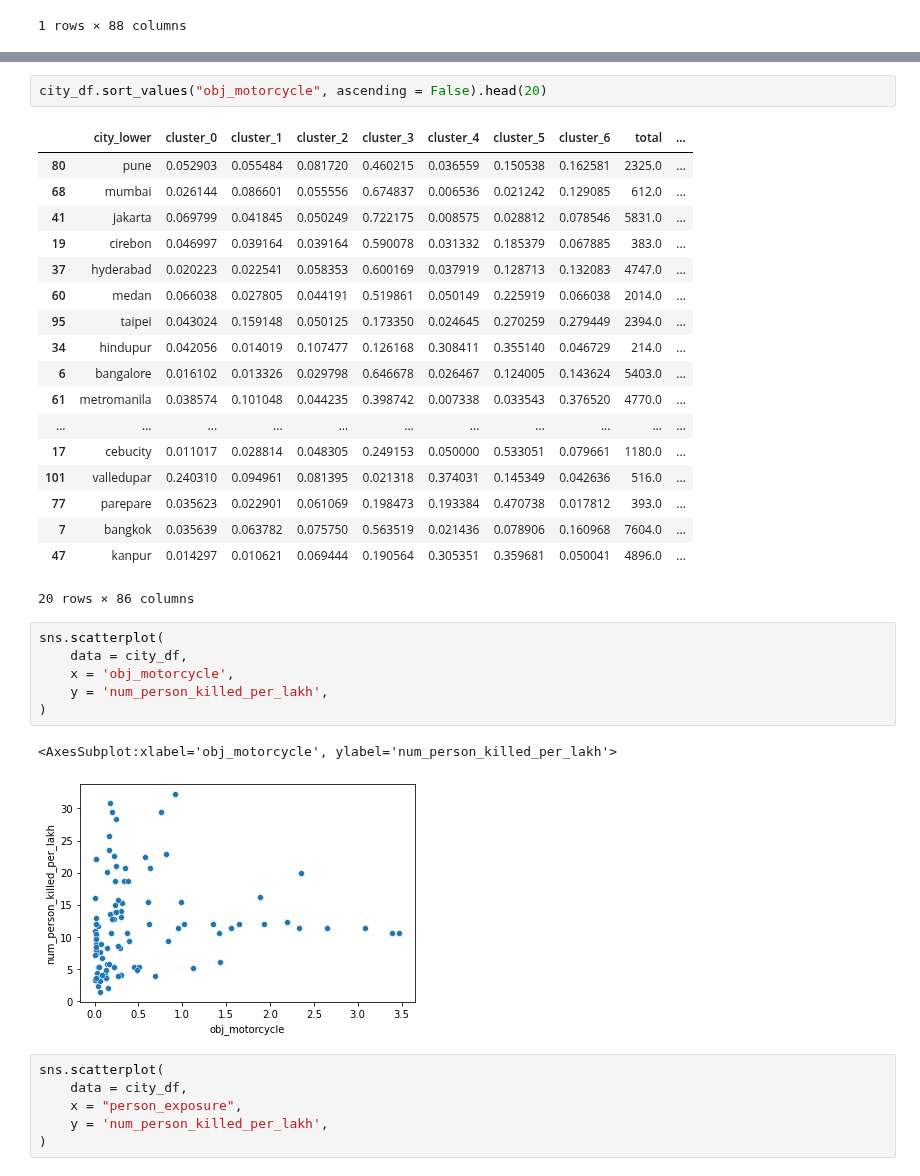
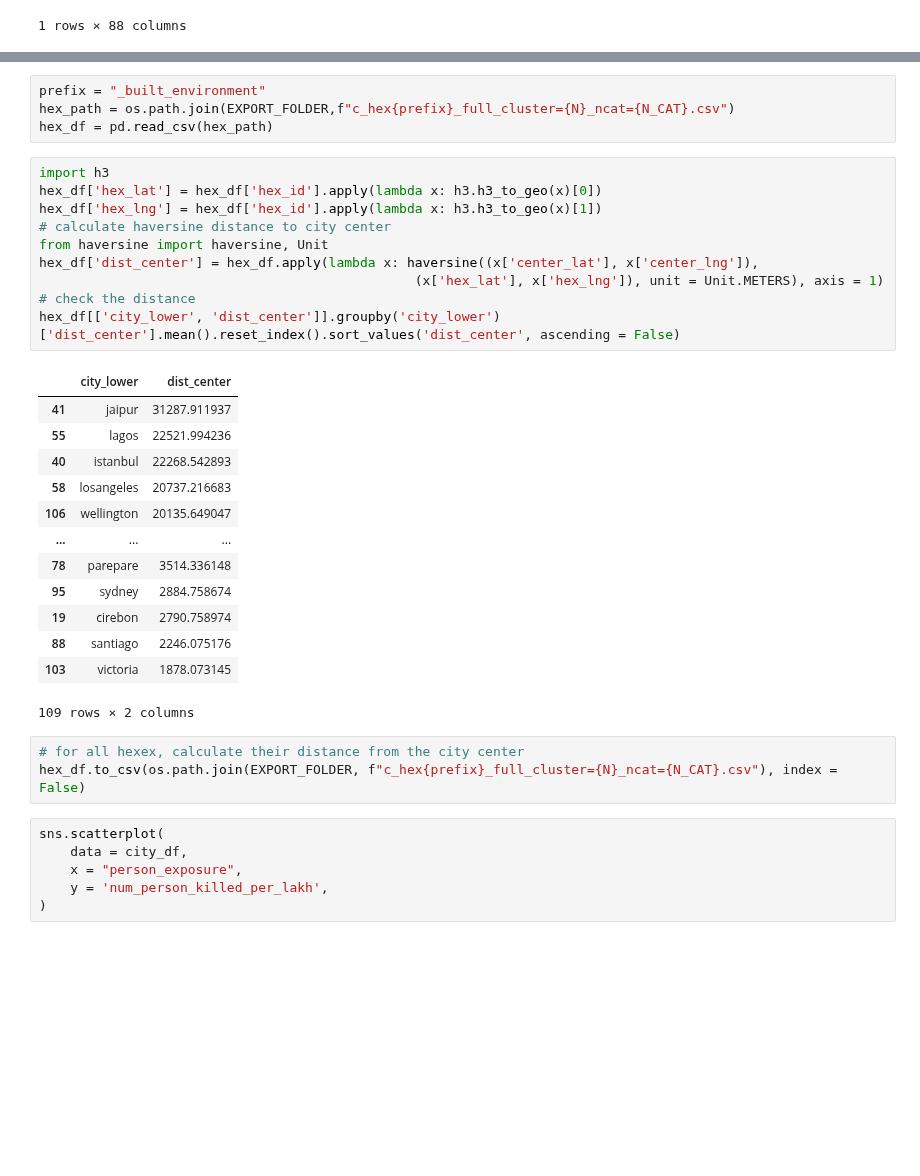
Before and after one commit to brookefzy/uvi-time-machine, a Jupyter notebook: _script/d-experiment/09_merge_all.ipynb, the cells around one changed output, grey strips where cells are left out. Cells and saved outputs as stored; diff of their text form; blank space fills up the shorter version.

```diff
--- a/_script/d-experiment/09_merge_all.ipynb
+++ b/_script/d-experiment/09_merge_all.ipynb
@@ -305,33 +317,34 @@ city_df[(city_df['cluster_5']+city_df['cluster_4'])==1]
-# %%
-city_df.sort_values("obj_motorcycle", ascending = False).head(20)
-# %% [output]
-|  | city_lower | cluster_0 | cluster_1 | cluster_2 | cluster_3 | cluster_4 | cluster_5 | cluster_6 | total | ... |
-| 80 | pune | 0.052903 | 0.055484 | 0.081720 | 0.460215 | 0.036559 | 0.150538 | 0.162581 | 2325.0 | ... |
-| 68 | mumbai | 0.026144 | 0.086601 | 0.055556 | 0.674837 | 0.006536 | 0.021242 | 0.129085 | 612.0 | ... |
-| 41 | jakarta | 0.069799 | 0.041845 | 0.050249 | 0.722175 | 0.008575 | 0.028812 | 0.078546 | 5831.0 | ... |
-| 19 | cirebon | 0.046997 | 0.039164 | 0.039164 | 0.590078 | 0.031332 | 0.185379 | 0.067885 | 383.0 | ... |
-| 37 | hyderabad | 0.020223 | 0.022541 | 0.058353 | 0.600169 | 0.037919 | 0.128713 | 0.132083 | 4747.0 | ... |
-| 60 | medan | 0.066038 | 0.027805 | 0.044191 | 0.519861 | 0.050149 | 0.225919 | 0.066038 | 2014.0 | ... |
-| 95 | taipei | 0.043024 | 0.159148 | 0.050125 | 0.173350 | 0.024645 | 0.270259 | 0.279449 | 2394.0 | ... |
-| 34 | hindupur | 0.042056 | 0.014019 | 0.107477 | 0.126168 | 0.308411 | 0.355140 | 0.046729 | 214.0 | ... |
-| 6 | bangalore | 0.016102 | 0.013326 | 0.029798 | 0.646678 | 0.026467 | 0.124005 | 0.143624 | 5403.0 | ... |
-| 61 | metromanila | 0.038574 | 0.101048 | 0.044235 | 0.398742 | 0.007338 | 0.033543 | 0.376520 | 4770.0 | ... |
-| ... | ... | ... | ... | ... | ... | ... | ... | ... | ... | ... |
-| 17 | cebucity | 0.011017 | 0.028814 | 0.048305 | 0.249153 | 0.050000 | 0.533051 | 0.079661 | 1180.0 | ... |
-| 101 | valledupar | 0.240310 | 0.094961 | 0.081395 | 0.021318 | 0.374031 | 0.145349 | 0.042636 | 516.0 | ... |
-| 77 | parepare | 0.035623 | 0.022901 | 0.061069 | 0.198473 | 0.193384 | 0.470738 | 0.017812 | 393.0 | ... |
-| 7 | bangkok | 0.035639 | 0.063782 | 0.075750 | 0.563519 | 0.021436 | 0.078906 | 0.160968 | 7604.0 | ... |
-| 47 | kanpur | 0.014297 | 0.010621 | 0.069444 | 0.190564 | 0.305351 | 0.359681 | 0.050041 | 4896.0 | ... |
-20 rows × 86 columns
-# %%
-sns.scatterplot(
-    data = city_df,
-    x = 'obj_motorcycle',
-    y = 'num_person_killed_per_lakh',
-)
-# %% [output]
-<AxesSubplot:xlabel='obj_motorcycle', ylabel='num_person_killed_per_lakh'>
-[figure, removed]
+# %%
+prefix = "_built_environment"
+hex_path = os.path.join(EXPORT_FOLDER,f"c_hex{prefix}_full_cluster={N}_ncat={N_CAT}.csv")
+hex_df = pd.read_csv(hex_path)
+# %%
+import h3
+hex_df['hex_lat'] = hex_df['hex_id'].apply(lambda x: h3.h3_to_geo(x)[0])
+hex_df['hex_lng'] = hex_df['hex_id'].apply(lambda x: h3.h3_to_geo(x)[1])
+# calculate haversine distance to city center
+from haversine import haversine, Unit
+hex_df['dist_center'] = hex_df.apply(lambda x: haversine((x['center_lat'], x['center_lng']),
+                                                (x['hex_lat'], x['hex_lng']), unit = Unit.METERS), axis = 1)
+# check the distance
+hex_df[['city_lower', 'dist_center']].groupby('city_lower')['dist_center'].mean().reset_index().sort_values('dist_center', ascending = False)
+# %% [output]
+|  | city_lower | dist_center |
+| 41 | jaipur | 31287.911937 |
+| 55 | lagos | 22521.994236 |
+| 40 | istanbul | 22268.542893 |
+| 58 | losangeles | 20737.216683 |
+| 106 | wellington | 20135.649047 |
+| ... | ... | ... |
+| 78 | parepare | 3514.336148 |
+| 95 | sydney | 2884.758674 |
+| 19 | cirebon | 2790.758974 |
+| 88 | santiago | 2246.075176 |
+| 103 | victoria | 1878.073145 |
+109 rows × 2 columns
+# %%
+# for all hexex, calculate their distance from the city center
+hex_df.to_csv(os.path.join(EXPORT_FOLDER, f"c_hex{prefix}_full_cluster={N}_ncat={N_CAT}.csv"), index = False)
 # %%
 sns.scatterplot(
     data = city_df,
```
Also changed, not shown: parts of 4 cells of this notebook, 3 other files.
